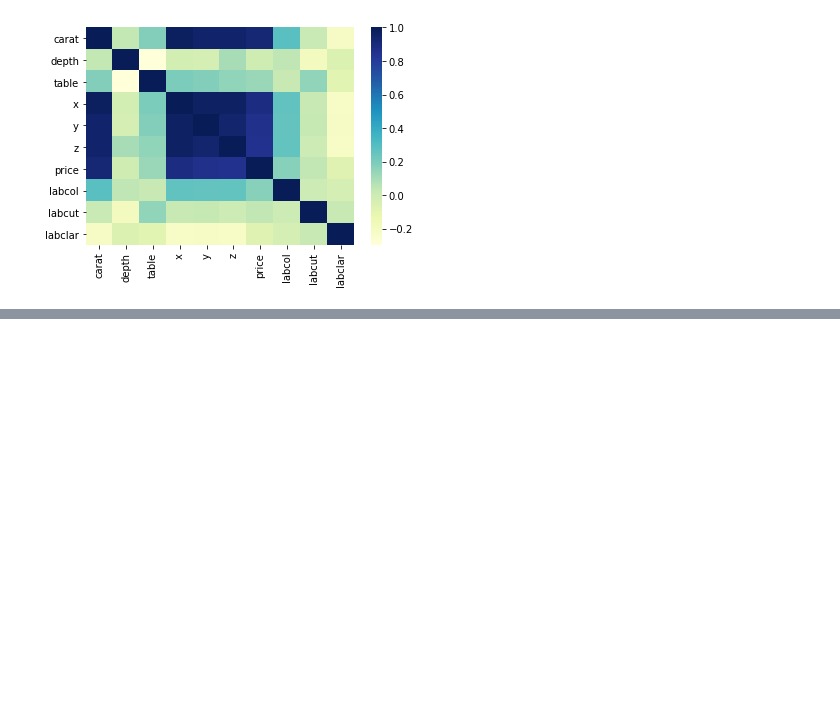
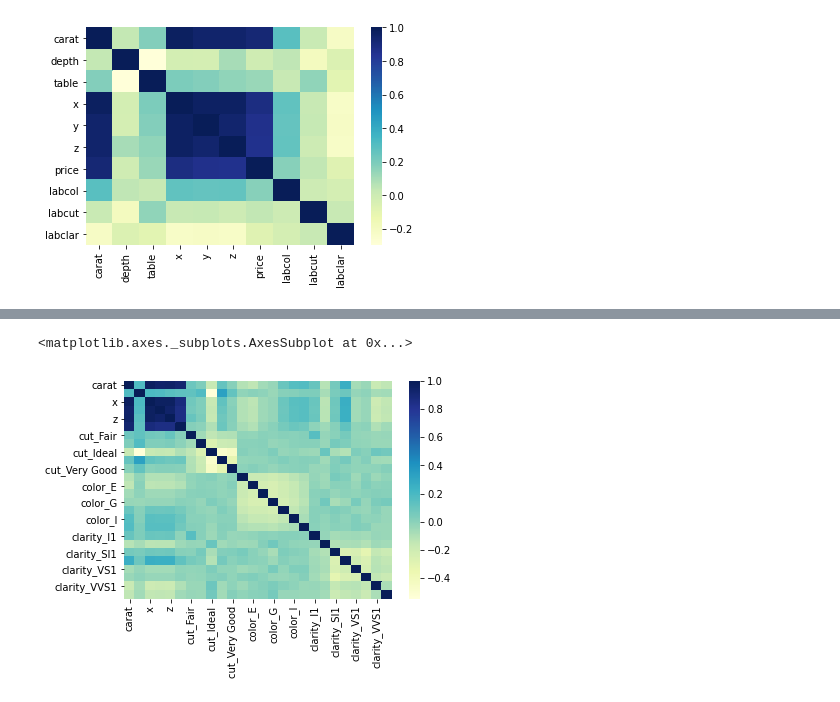
Before and after one commit to Nereland/diamonds-competition, a Jupyter notebook: data_preprocessing.ipynb, the cells around one changed output, grey strips where cells are left out. Cells and saved outputs as stored; diff of their text form; code cells hidden in the pictures; blank space fills up the shorter version.

```diff
--- a/explore_diamonds_ds.ipynb
+++ b/data_preprocessing.ipynb
@@ -244,0 +233,2 @@ diam.to_csv("outputs/diam.csv", index = False)
+# %%
+gdum = pd.read_csv("inputs/train.csv")
@@ -244,0 +237,4 @@ diam.to_csv("outputs/diam.csv", index = False)
+# %%
+gdum = pd.get_dummies(gdum)
+# %%
+gdum.drop(["id", "depth"], axis=1, inplace = True)
@@ -246,0 +282,6 @@ diammoreV.to_csv("outputs/diammoreV.csv", index = False)
+# %%
+CORR = gdum.corr()
+sns.heatmap(CORR, cmap = "YlGnBu")
+# %% [output]
+<matplotlib.axes._subplots.AxesSubplot at 0x...>
+[figure, added]
```
Also changed, not shown: parts of 14 cells of this notebook, 24 other files.
